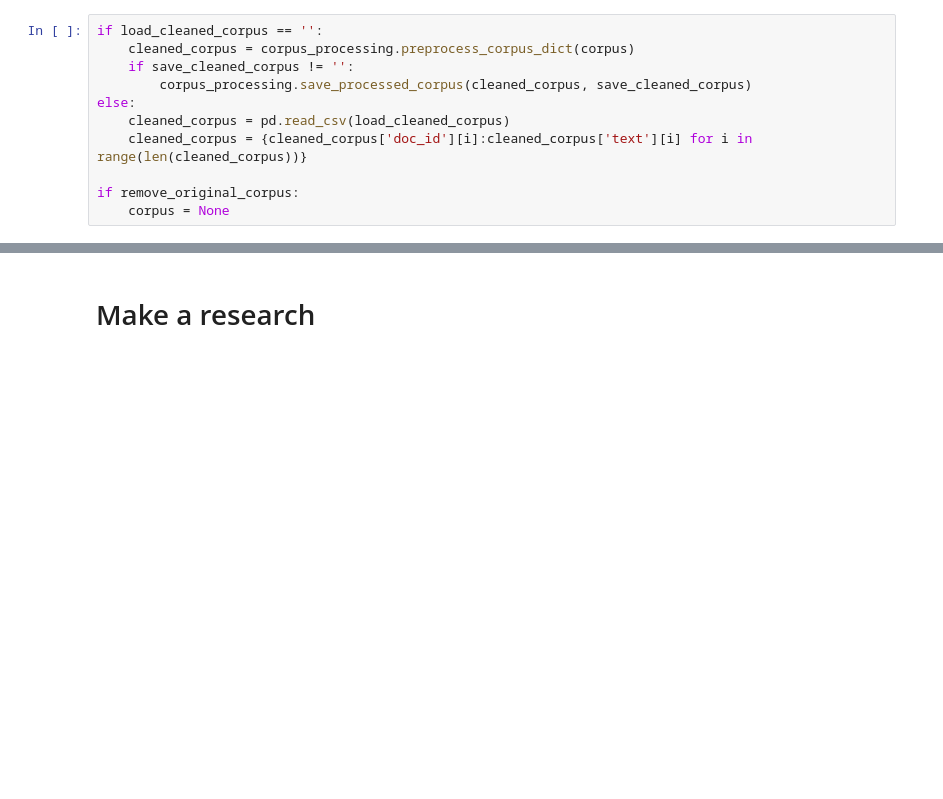
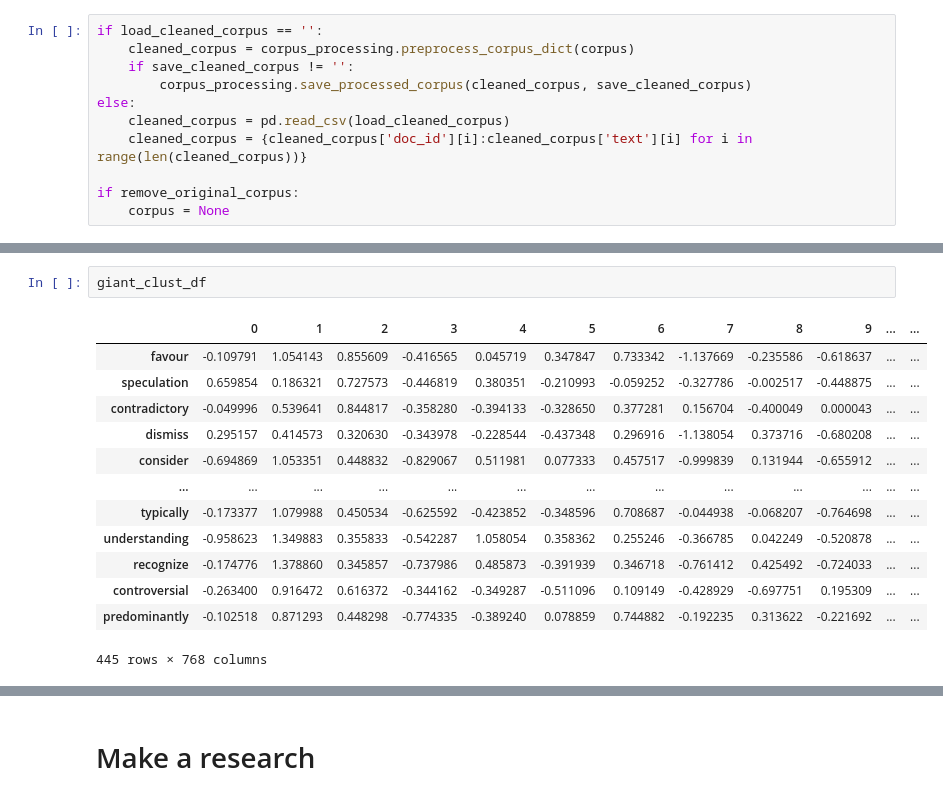
Before and after one commit to Limekaaa/UC-FIRe, a Jupyter notebook: main.ipynb, the cells around one changed output, grey strips where cells are left out. Saved outputs shown, nothing was run; the diff lists cells and outputs as text; blank space fills up the shorter version.

```diff
--- a/main.ipynb
+++ b/main.ipynb
@@ -136,0 +304,16 @@ end of finding cycles
+# %%
+giant_clust_df
+# %% [output]
+|  | 0 | 1 | 2 | 3 | 4 | 5 | 6 | 7 | 8 | 9 | ... | ... |
+| favour | -0.109791 | 1.054143 | 0.855609 | -0.416565 | 0.045719 | 0.347847 | 0.733342 | -1.137669 | -0.235586 | -0.618637 | ... | ... |
+| speculation | 0.659854 | 0.186321 | 0.727573 | -0.446819 | 0.380351 | -0.210993 | -0.059252 | -0.327786 | -0.002517 | -0.448875 | ... | ... |
+| contradictory | -0.049996 | 0.539641 | 0.844817 | -0.358280 | -0.394133 | -0.328650 | 0.377281 | 0.156704 | -0.400049 | 0.000043 | ... | ... |
+| dismiss | 0.295157 | 0.414573 | 0.320630 | -0.343978 | -0.228544 | -0.437348 | 0.296916 | -1.138054 | 0.373716 | -0.680208 | ... | ... |
+| consider | -0.694869 | 1.053351 | 0.448832 | -0.829067 | 0.511981 | 0.077333 | 0.457517 | -0.999839 | 0.131944 | -0.655912 | ... | ... |
+| ... | ... | ... | ... | ... | ... | ... | ... | ... | ... | ... | ... | ... |
+| typically | -0.173377 | 1.079988 | 0.450534 | -0.625592 | -0.423852 | -0.348596 | 0.708687 | -0.044938 | -0.068207 | -0.764698 | ... | ... |
+| understanding | -0.958623 | 1.349883 | 0.355833 | -0.542287 | 1.058054 | 0.358362 | 0.255246 | -0.366785 | 0.042249 | -0.520878 | ... | ... |
+| recognize | -0.174776 | 1.378860 | 0.345857 | -0.737986 | 0.485873 | -0.391939 | 0.346718 | -0.761412 | 0.425492 | -0.724033 | ... | ... |
+| controversial | -0.263400 | 0.916472 | 0.616372 | -0.344162 | -0.349287 | -0.511096 | 0.109149 | -0.428929 | -0.697751 | 0.195309 | ... | ... |
+| predominantly | -0.102518 | 0.871293 | 0.448298 | -0.774335 | -0.389240 | 0.078859 | 0.744882 | -0.192235 | 0.313622 | -0.221692 | ... | ... |
+445 rows × 768 columns
```
Also changed, not shown: parts of 34 cells of this notebook.
